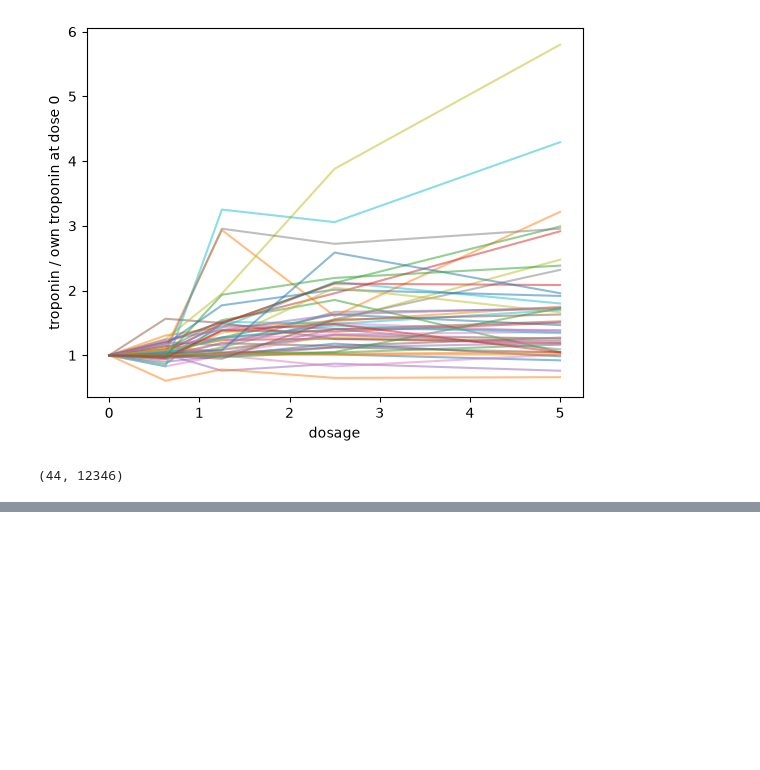
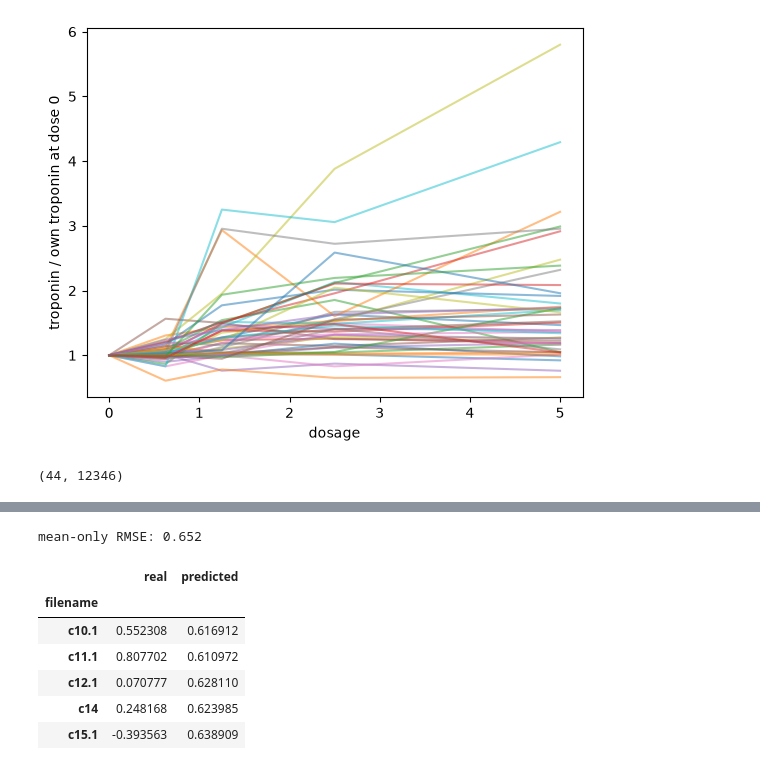
Before and after one commit to veliatees/dox-cardiotox-risk, a Jupyter notebook: explore.ipynb, the cells around one changed output, grey strips where cells are left out. Drawn from its saved outputs; the diff is of its cells as text; code cells hidden in the pictures; blank space fills up the shorter version.

Commit message:
Add mean-only baseline under leave-one-out cross-validation (RMSE 0.652)
Co-Authored-By: Claude Opus 5.5 <noreply@anthropic.com>

```diff
--- a/explore.ipynb
+++ b/explore.ipynb
@@ -140,0 +150,19 @@ KeyError: 0.5
+# %%
+from sklearn.dummy import DummyRegressor
+from sklearn.model_selection import LeaveOneOut, cross_val_predict
+
+mean_model = DummyRegressor(strategy="mean")
+pred = cross_val_predict(mean_model, response, y, cv=LeaveOneOut())
+
+rmse = np.sqrt(np.mean((y - pred) ** 2))
+print(f"mean-only RMSE: {rmse:.3f}")
+pd.DataFrame({"real": y, "predicted": pred}).head()
+# %% [output]
+mean-only RMSE: 0.652
+|  | real | predicted |
+| filename |  |  |
+| c10.1 | 0.552308 | 0.616912 |
+| c11.1 | 0.807702 | 0.610972 |
+| c12.1 | 0.070777 | 0.628110 |
+| c14 | 0.248168 | 0.623985 |
+| c15.1 | -0.393563 | 0.638909 |
```
Also changed, not shown: parts of 1 cell of this notebook.
